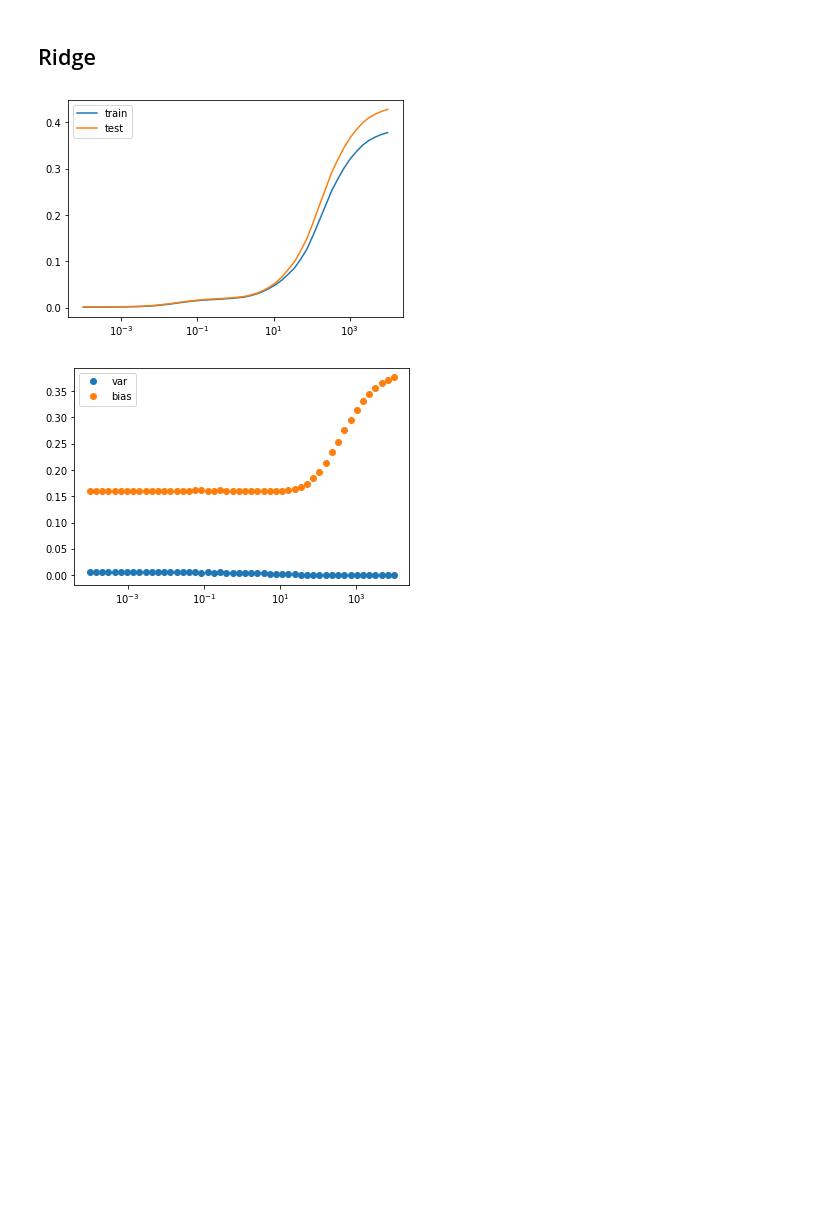
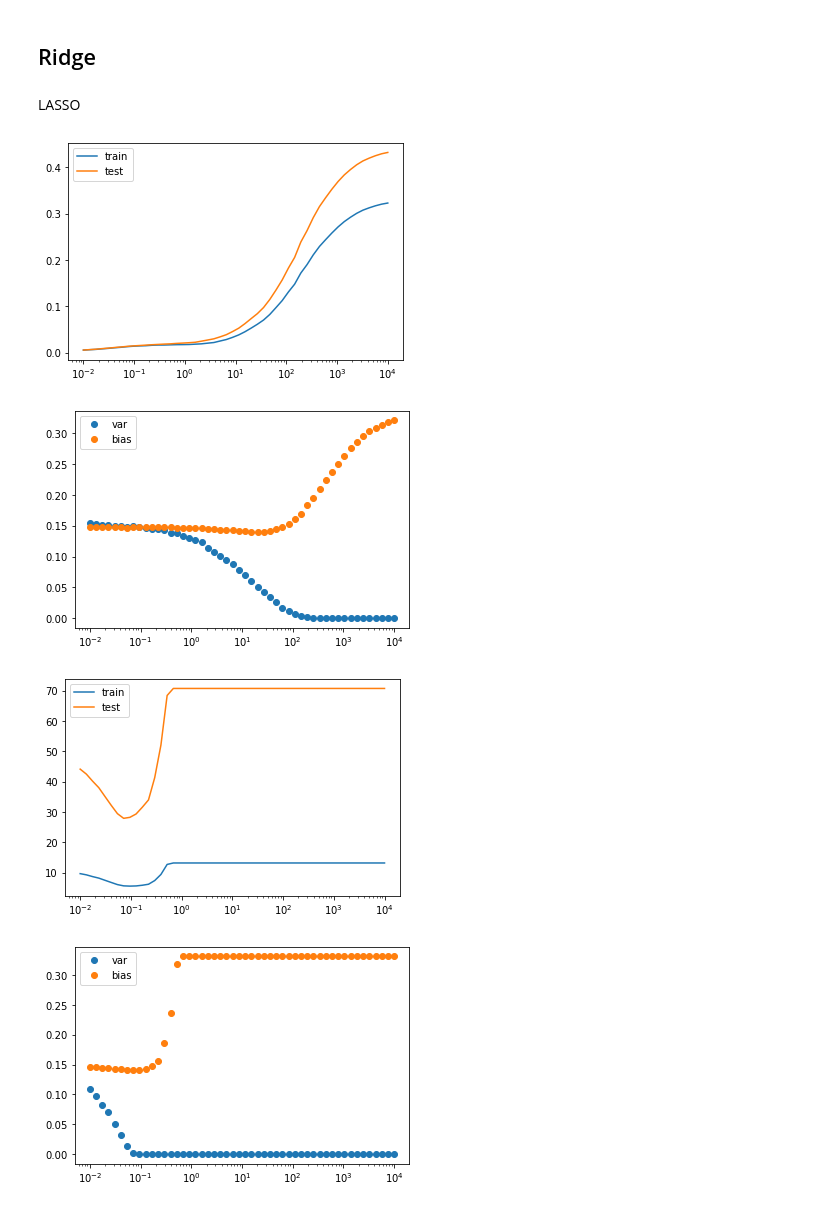
Before and after one commit to MortenTryti/MachineLearning, a Jupyter notebook: Project 1/Project 1.ipynb, the cells around one changed output. Saved outputs shown, nothing was run; the diff lists cells and outputs as text; code cells hidden in the pictures; blank space fills up the shorter version.

Commit message:
Update: Lasso

```diff
--- a/Project 1/Project 1.ipynb
+++ b/Project 1/Project 1.ipynb
@@ -69,7 +69,12 @@ def ridgeregg(X,y, lmb = 0.0001):
     return np.linalg.pinv(XtX +  lmb * np.identity(p)) @ X.T @ y
 
 #Lassoregression using sklern
-#def lassoregg(X,y,lmb):
+def lassoregg(X,y,lmb = 0.0001):
+    RegLasso = Lasso(lmb,fit_intercept=False)
+    RegLasso.fit(X,y)
+    return RegLasso.coef_
+    #pred_y = RegLasso.predict(X)
+
 
 
 
@@ -126,6 +131,23 @@ def BootstrapRidge(X_train,X_test,z_train,z_test,lam,numberOfStraps):
         # Making out model and adding it to a list
         ztilde = X_test @ bootbetaRidge
         zpred = X_train @ bootbetaRidge
+        MSEdeglisttest[i] =MSE(z_test,ztilde)
+        MSEdeglisttrain[i]= MSE(z_train,zpred)
+        bias[i],variance[i] = biassVariance(z_test,zpred)
+
+    return np.mean(MSEdeglisttest), np.mean(MSEdeglisttrain), np.mean(bias), np.mean(variance)
+
+def BootstrapLasso(X_train,X_test,z_train,z_test,lam,numberOfStraps):
+    MSEdeglisttest = np.zeros(numberOfStraps)
+    MSEdeglisttrain = np.zeros(numberOfStraps)
+    bias = np.zeros(numberOfStraps)
+    variance = np.zeros(numberOfStraps)
+    for i in range(numberOfStraps):
+        bootX,bootz = resample(X_train,z_train.reshape(-1,1))
+        bootbetaLasso = lassoregg(bootX,bootz,lam)
+        #Creating model and adding to list
+        ztilde = X_test @ bootbetaLasso
+        zpred = X_train @ bootbetaLasso
         MSEdeglisttest[i] =MSE(z_test,ztilde)
         MSEdeglisttrain[i]= MSE(z_train,zpred)
         bias[i],variance[i] = biassVariance(z_test,zpred)
@@ -479,16 +521,32 @@ for alpha in lam:
         j +=1
     i +=1
     j=0
+# %% [markdown]
+LASSO
 # %%
+#Ridge
 plt.semilogx(lam,Bootstrapp_train_errors[:,4],label='train')
 plt.semilogx(lam,Bootstrapp_test_errors[:,4],label='test')
 plt.legend()
 plt.show()
 
-plt.semilogx(lam,variance_List[:,10],label='var',marker='o',ls='')
-plt.semilogx(lam,bias_List[:,10],label='bias',marker='o',ls='')
+plt.semilogx(lam,variance_List[:,4],label='var',marker='o',ls='')
+plt.semilogx(lam,bias_List[:,4],label='bias',marker='o',ls='')
 plt.legend()
 plt.show()
+
+#Lasso
+plt.semilogx(lam,Bootstrapp_train_errors_L[:,4],label='train')
+plt.semilogx(lam,Bootstrapp_test_errors_L[:,4],label='test')
+plt.legend()
+plt.show()
+
+plt.semilogx(lam,variance_List_L[:,4],label='var',marker='o',ls='')
+plt.semilogx(lam,bias_List_L[:,4],label='bias',marker='o',ls='')
+plt.legend()
+plt.show()
 # %% [output]
-[figure, old version]
+[figure, new version]
-[figure, old version]
+[figure, new version]
+[figure, added]
+[figure, added]
```
Also changed, not shown: parts of 5 cells of this notebook, 1 other file.
